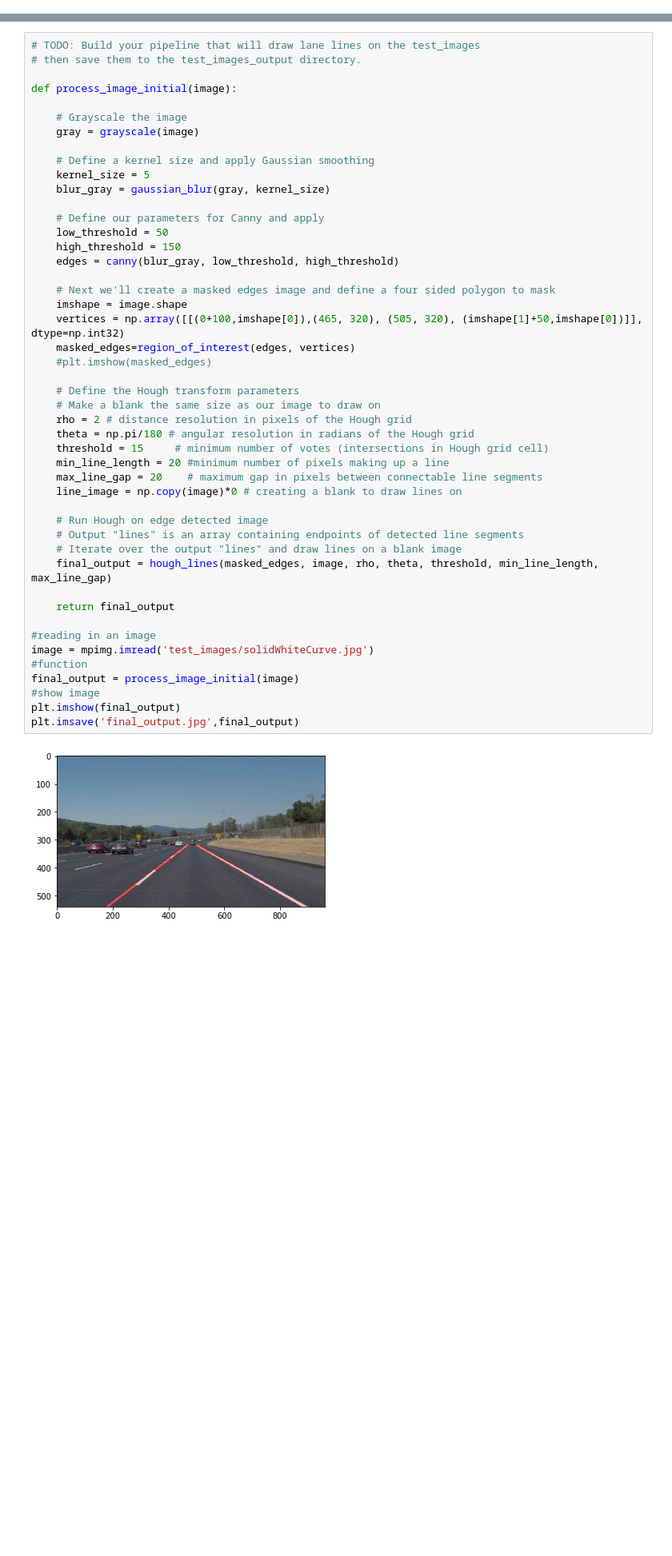
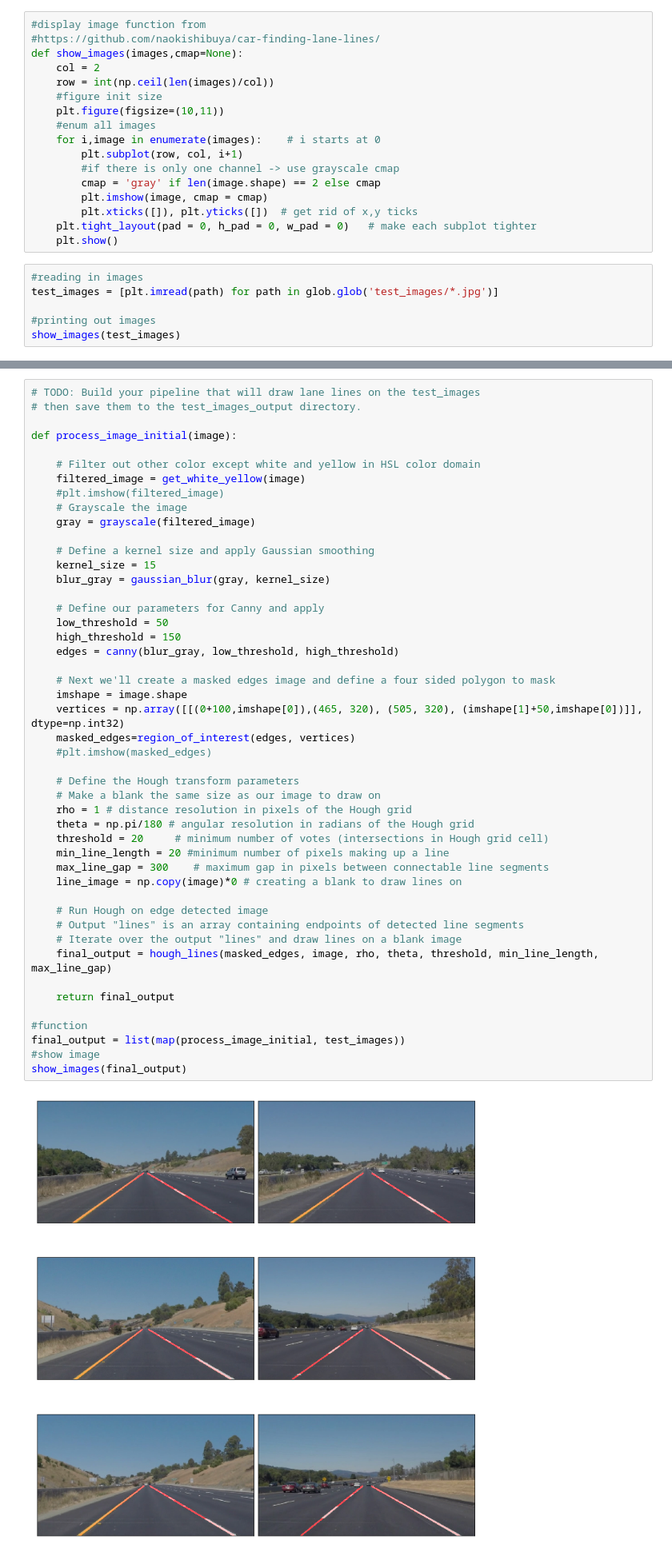
Before and after one commit to vitamilkyo/CarND-LaneLines-P1, a Jupyter notebook: P1.ipynb, the cells around one changed output, grey strips where cells are left out. Shown at 80% size. Saved outputs shown, nothing was run; the diff lists cells and outputs as text; blank space fills up the shorter version.

Commit message:
add display multiple images/ get yellow&white using hsl

```diff
--- a/P1.ipynb
+++ b/P1.ipynb
@@ -63,0 +53,23 @@ This image is: <class 'numpy.ndarray'> with dimensions: (540, 960, 3)
+# %%
+#display image function from
+#https://github.com/naokishibuya/car-finding-lane-lines/
+def show_images(images,cmap=None):
+    col = 2
+    row = int(np.ceil(len(images)/col))
+    #figure init size
+    plt.figure(figsize=(10,11))
+    #enum all images
+    for i,image in enumerate(images):    # i starts at 0
+        plt.subplot(row, col, i+1)
+        #if there is only one channel -> use grayscale cmap
+        cmap = 'gray' if len(image.shape) == 2 else cmap
+        plt.imshow(image, cmap = cmap)
+        plt.xticks([]), plt.yticks([])  # get rid of x,y ticks
+    plt.tight_layout(pad = 0, h_pad = 0, w_pad = 0)   # make each subplot tighter
+    plt.show()
+# %%
+#reading in images
+test_images = [plt.imread(path) for path in glob.glob('test_images/*.jpg')]
+
+#printing out images
+show_images(test_images)
@@ -264,49 +248,49 @@ Try tuning the various parameters, especially the low and high Canny thresholds
 
 def process_image_initial(image):
 
+    # Filter out other color except white and yellow in HSL color domain
+    filtered_image = get_white_yellow(image)
+    #plt.imshow(filtered_image)
     # Grayscale the image
-    gray = grayscale(image)
+    gray = grayscale(filtered_image)
 
     # Define a kernel size and apply Gaussian smoothing
-    kernel_size = 5
+    kernel_size = 15
     blur_gray = gaussian_blur(gray, kernel_size)
 
     # Define our parameters for Canny and apply
     low_threshold = 50
     high_threshold = 150
     edges = canny(blur_gray, low_threshold, high_threshold)
 
     # Next we'll create a masked edges image and define a four sided polygon to mask
     imshape = image.shape
     vertices = np.array([[(0+100,imshape[0]),(465, 320), (505, 320), (imshape[1]+50,imshape[0])]], dtype=np.int32)
     masked_edges=region_of_interest(edges, vertices)
     #plt.imshow(masked_edges)
 
     # Define the Hough transform parameters
     # Make a blank the same size as our image to draw on
-    rho = 2 # distance resolution in pixels of the Hough grid
+    rho = 1 # distance resolution in pixels of the Hough grid
     theta = np.pi/180 # angular resolution in radians of the Hough grid
-    threshold = 15     # minimum number of votes (intersections in Hough grid cell)
+    threshold = 20     # minimum number of votes (intersections in Hough grid cell)
     min_line_length = 20 #minimum number of pixels making up a line
-    max_line_gap = 20    # maximum gap in pixels between connectable line segments
+    max_line_gap = 300    # maximum gap in pixels between connectable line segments
     line_image = np.copy(image)*0 # creating a blank to draw lines on
 
     # Run Hough on edge detected image
     # Output "lines" is an array containing endpoints of detected line segments
     # Iterate over the output "lines" and draw lines on a blank image
     final_output = hough_lines(masked_edges, image, rho, theta, threshold, min_line_length, max_line_gap)
 
     return final_output
 
-#reading in an image
-image = mpimg.imread('test_images/solidWhiteCurve.jpg')
 #function
-final_output = process_image_initial(image)
+final_output = list(map(process_image_initial, test_images))
 #show image
-plt.imshow(final_output)
-plt.imsave('final_output.jpg',final_output)
+show_images(final_output)
 # %% [output]
-[figure, old version]
+[figure, new version]
 # %% [markdown]
 ## Test on Videos
 
```
Also changed, not shown: parts of 9 cells of this notebook.
